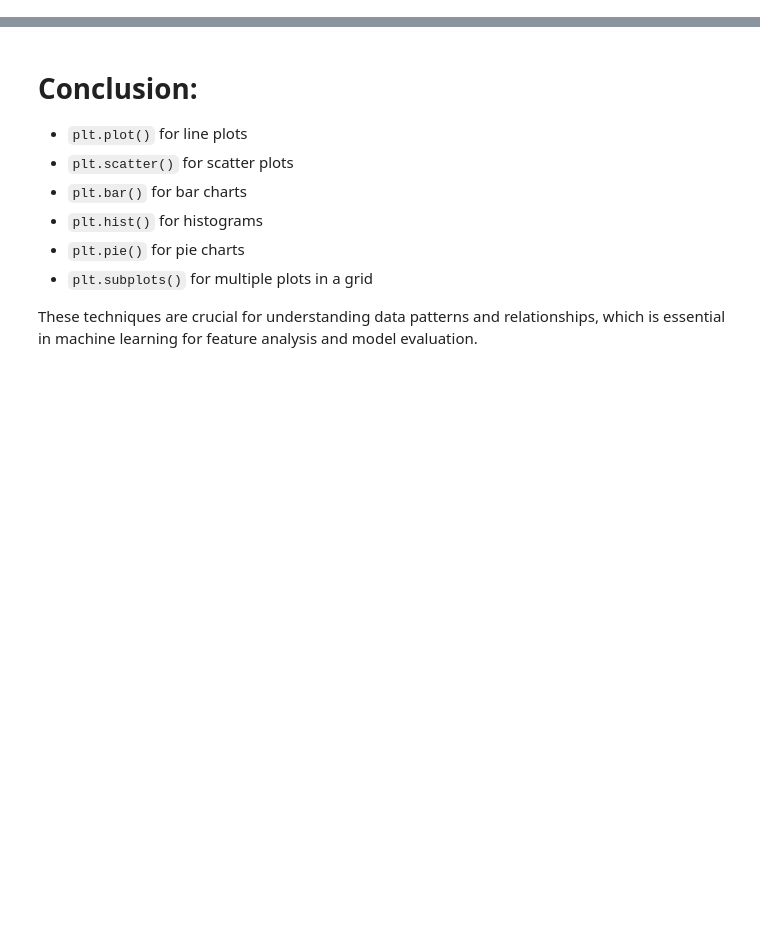
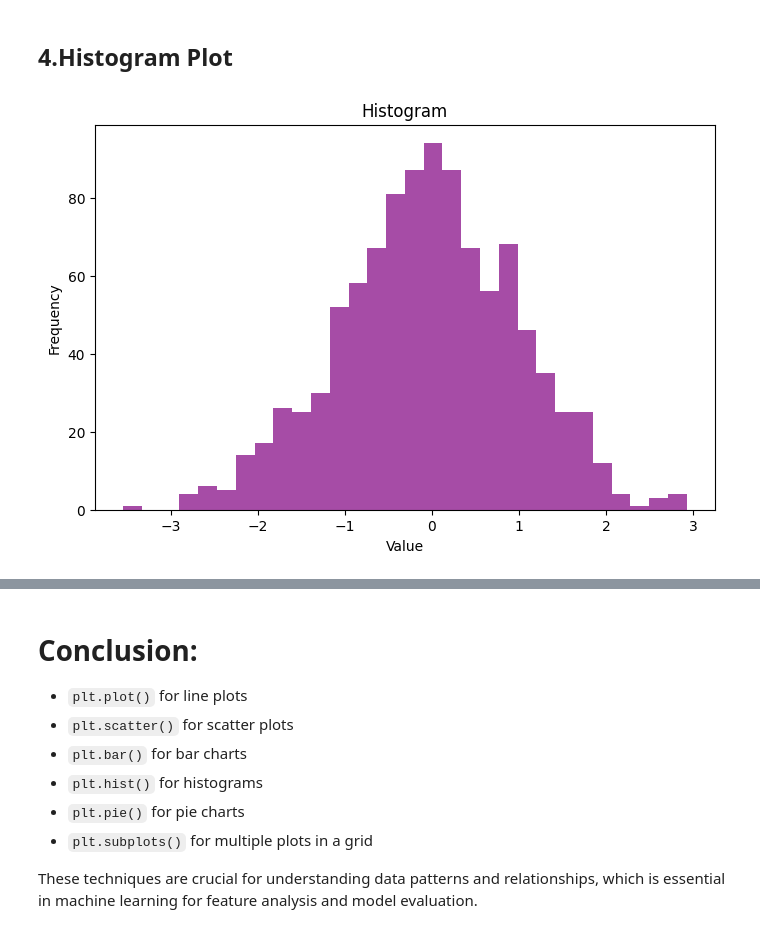
Before and after one commit to abdulsamadkhan/MachineLearningTutorials, a Jupyter notebook: matplotlib_basics_ml.ipynb, the cells around one changed output, grey strips where cells are left out. Saved outputs shown, nothing was run; the diff lists cells and outputs as text; code cells hidden in the pictures; blank space fills up the shorter version.

```diff
--- a/matplotlib_basics_ml.ipynb
+++ b/matplotlib_basics_ml.ipynb
@@ -48,11 +59,15 @@ plt.show()
+# %% [markdown]
+## 4.Histogram Plot
 # %%
 
 # Step 4: Histogram (Often used in feature distribution analysis)
-data = np.random.randn(1000)
+data = np.random.normal(0,1,1000)
 
 plt.figure(figsize=(8, 5))
 plt.hist(data, bins=30, color='purple', alpha=0.7)
 plt.title('Histogram')
 plt.xlabel('Value')
 plt.ylabel('Frequency')
 plt.show()
+# %% [output]
+[figure, added]
```
Also changed, not shown: parts of 10 cells of this notebook.
